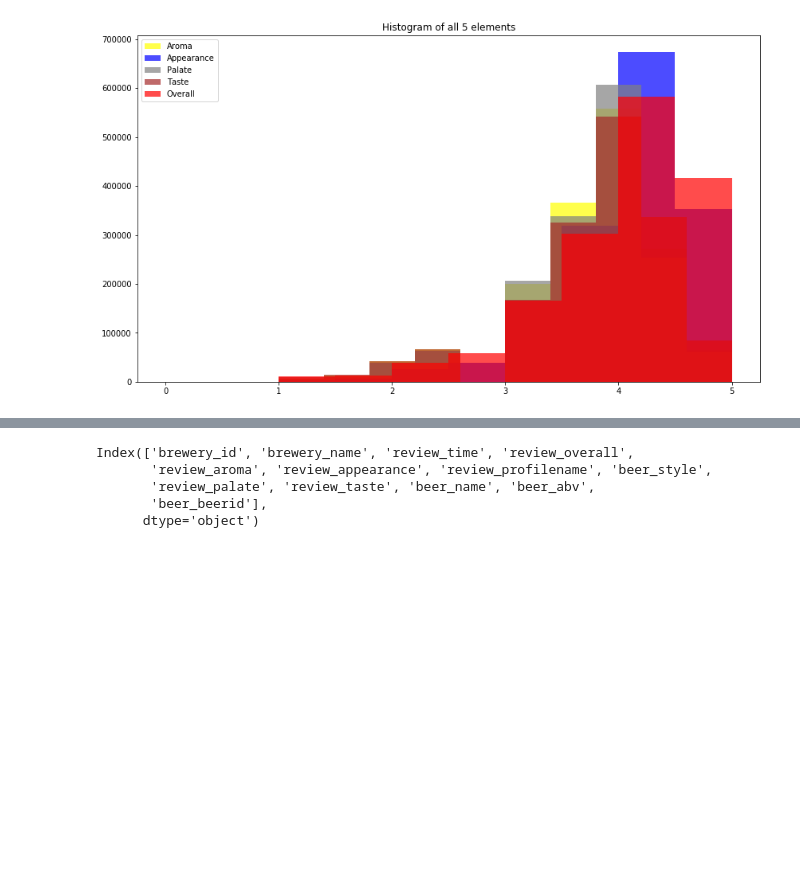
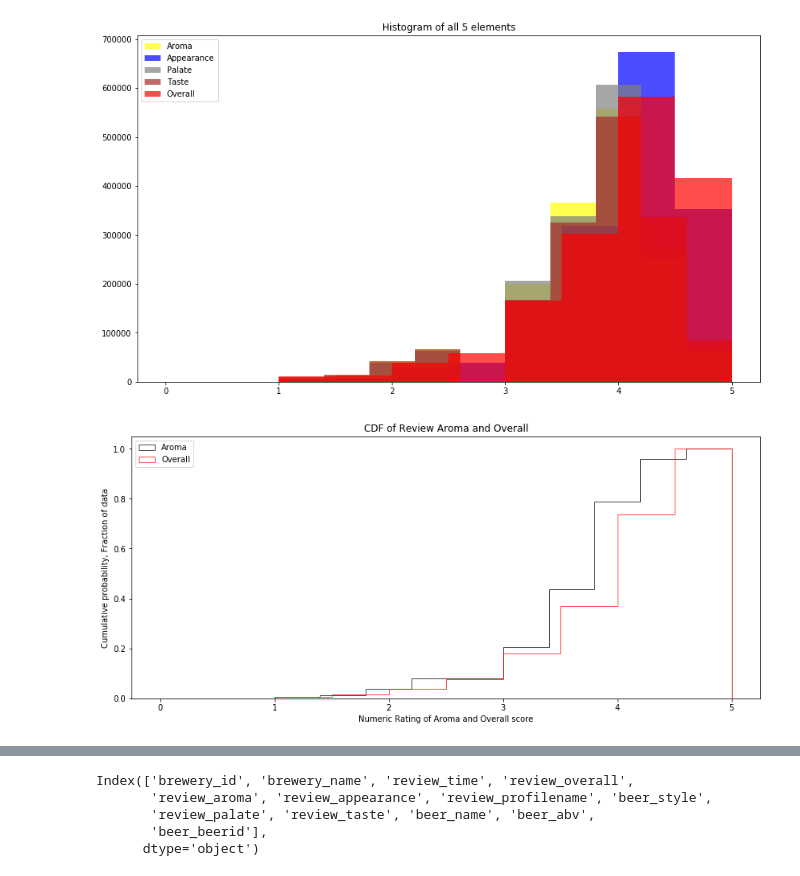
Before and after one commit to SethDKelly/BeerRecommender, a Jupyter notebook: Review_descriptor_logistic_regression.ipynb, the cells around one changed output, grey strips where cells are left out. Cells and saved outputs as stored; diff of their text form; code cells hidden in the pictures; blank space fills up the shorter version.

Commit message:
Include CDF of reviews, ABV logistic regression

```diff
--- a/Review_descriptor_logistic_regression.ipynb
+++ b/Review_descriptor_logistic_regression.ipynb
@@ -46,3 +46,16 @@ plt.legend(loc=2)
 plt.show()
 # %% [output]
 [figure]
+# %%
+plt.figure(figsize=[14,6])
+plt.hist(beer_ratings.review_aroma.values, normed=True, cumulative=True,
+         label='Aroma', histtype='step', alpha=0.7, color='k')
+plt.hist(beer_ratings.review_overall.values, normed=True, cumulative=True,
+         label='Overall', histtype='step', alpha=0.7, color='red')
+plt.legend()
+plt.ylabel('Cumulative probability, Fraction of data')
+plt.xlabel('Numeric Rating of Aroma and Overall score')
+plt.title('CDF of Review Aroma and Overall')
+plt.show()
+# %% [output]
+[figure, added]
```
Also changed, not shown: parts of 19 cells of this notebook.
